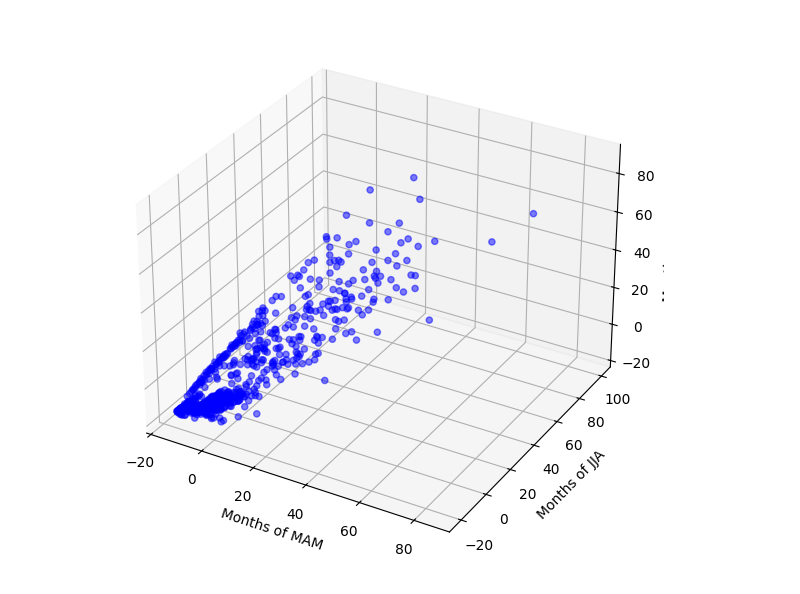
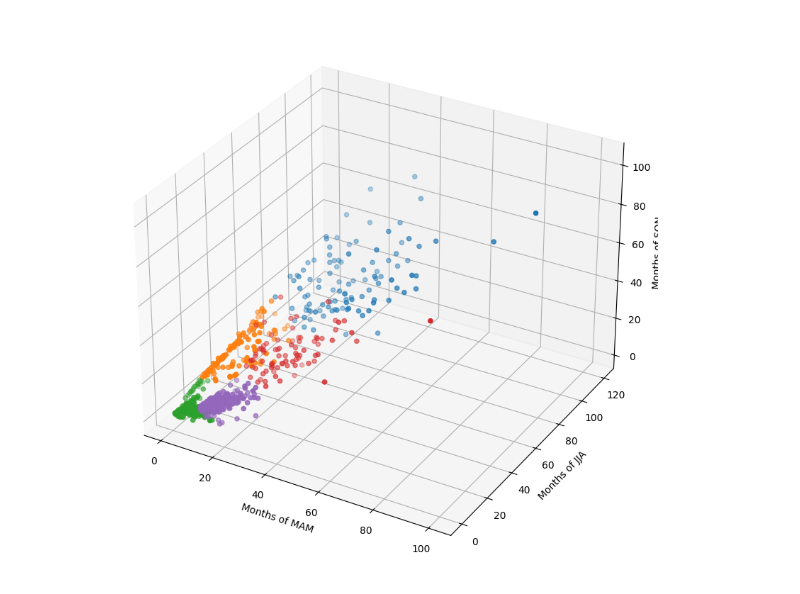
Before and after one commit to kaleabyared/Unsupervised_Learning, a Jupyter notebook: notebooks/kmedoids_2_on_rainfall.ipynb, the cells around one changed output. Cells and saved outputs as stored; diff of their text form; code cells hidden in the pictures.

```diff
--- a/notebooks/kmedoids_2_on_rainfall.ipynb
+++ b/notebooks/kmedoids_2_on_rainfall.ipynb
@@ -9,0 +35,2 @@ from sklearn.preprocessing import minmax_scale
+# %%
+X = np.array(rainfall[['SON', 'JJA', 'MAM']])
@@ -10,6 +39,7 @@ from sklearn.preprocessing import minmax_scale
 # %%
 def plotblobs(X,y,n_clusters):
-    cor = ['red','blue','green']
+    #cor = 10*['red','blue','green']
+    cor = 10*["g","r","c","b","m"]
     for k in range(n_clusters):
         idx = np.where(y==k)
         ax.scatter(X[idx,0],X[idx,1],c=cor[k],zorder=3,
@@ -19,16 +49,16 @@ def plotblobs(X,y,n_clusters):
 
 
 np.random.seed(91)
-n_clusters = 3
-n_samples = 600
+n_clusters = 5
+n_samples = X.shape[0]
 
-[X,y] = make_blobs(n_samples = n_samples, n_features=2,
-                   centers = [[-2,3],[0,0],[.5,2]],
-                   cluster_std = [[1,.5],[.1,.8],[.1,.5]])
+#[X,y] = make_blobs(n_samples = n_samples, n_features=2,
+#                   centers = [[-2,3],[0,0],[.5,2]],
+#                   cluster_std = [[1,.5],[.1,.8],[.1,.5]])
 
-X = minmax_scale(X,feature_range=(0,1))
+#X = minmax_scale(X,feature_range=(0,1))
 
 ax = plt.axes()
 plotblobs(X,y,n_clusters)
-ax.set(title='Ground-truth');
+ax.set(title='Rainfall Seasonal')
 # %% [output]
@@ -143,13 +135,14 @@ data[0] = data[0] - np.mean(data[0],axis=0)
 # %%
-#plt.scatter(data[:,0], data[:,1], marker=".", s=10, linewidths=3)
+fig = plt.figure(figsize = (10,10))
+ax = fig.add_subplot(111, projection='3d')
 
-fig = plt.figure(figsize = (12,7))
-ax = fig.add_subplot(111, projection='3d')
-ax.scatter(data[0][:,0] , data[0][:,1] , data[0][:,2] , s = 20 , color = 'blue', alpha=0.5)
+c_labels = kmedoids_cluster
+for num in np.unique(c_labels):
+    ax.scatter(X[c_labels==num,2], X[c_labels==num,1], X[c_labels==num,0], s = 20 , label = f"Cluster {num}")
 
 ax.set_xlabel('Months of MAM')
 ax.set_ylabel('Months of JJA')
 ax.set_zlabel('Months of SON')
 plt.show()
 # %% [output]
-[figure, old version]
+[figure, new version]
```
Also changed, not shown: parts of 18 cells of this notebook.
